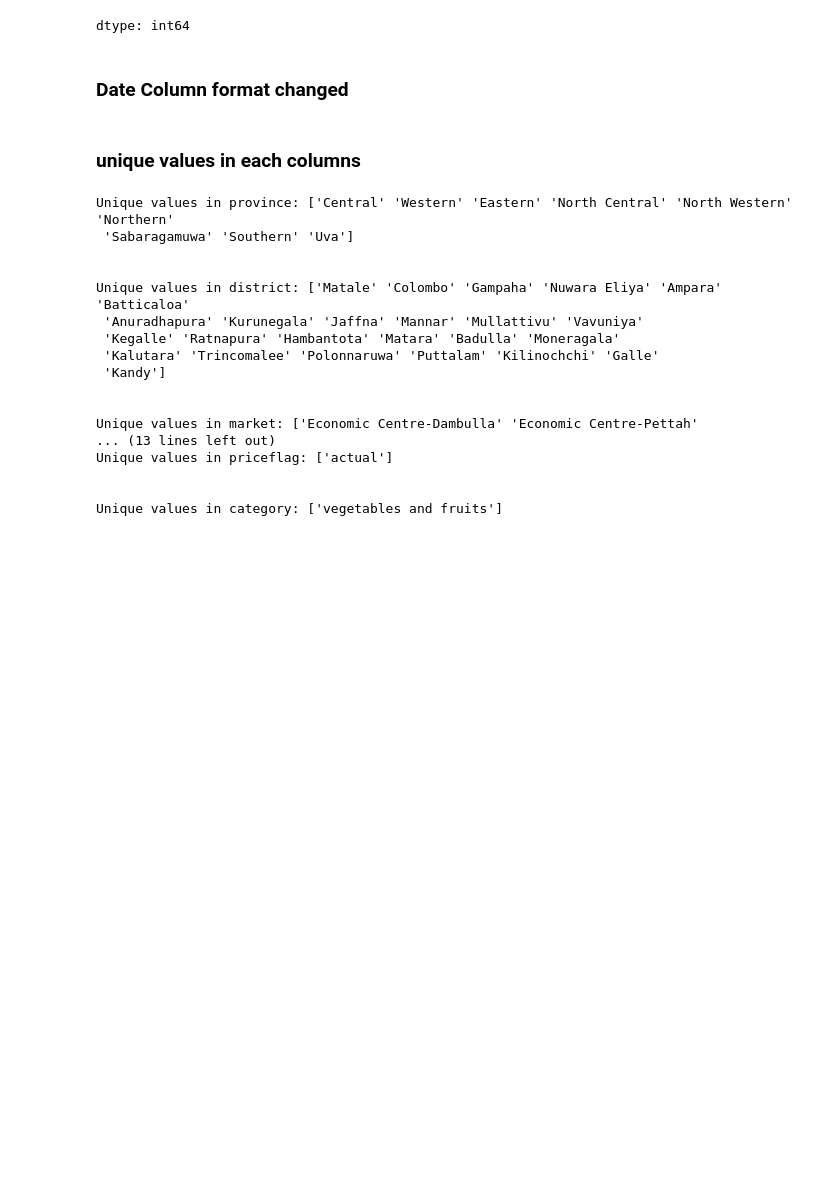
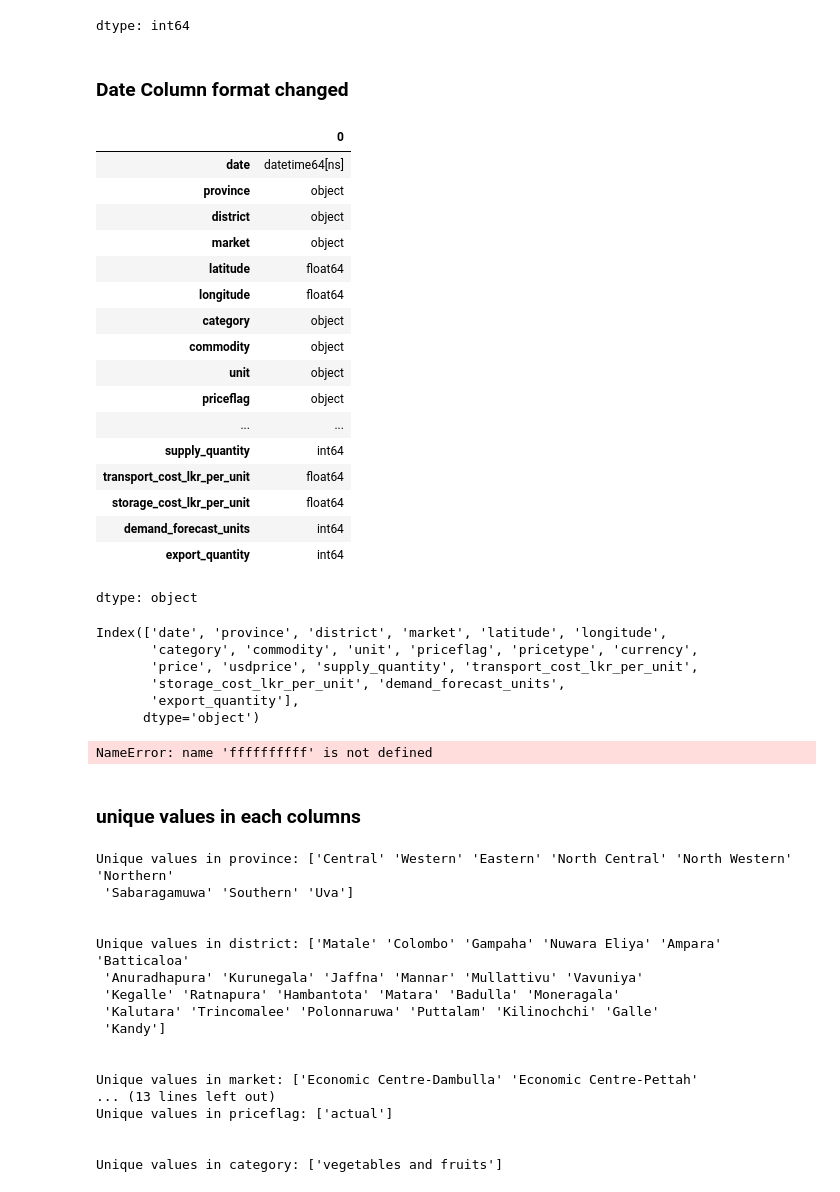
Before and after one commit to HChandeepa/Cocochain_Optimizer, a Jupyter notebook: Coconut_Sri_Lanka.ipynb, the cells around one changed output. Cells and saved outputs as stored; diff of their text form; code cells hidden in the pictures; blank space fills up the shorter version.

```diff
--- a/Coconut_Sri_Lanka.ipynb
+++ b/Coconut_Sri_Lanka.ipynb
@@ -77,6 +75,40 @@ dtype: int64
 ### Date Column format changed
 # %%
 df['date'] = pd.to_datetime(df['date'])
+# %%
+df.dtypes
+# %% [output]
+|  | 0 |
+| date | datetime64[ns] |
+| province | object |
+| district | object |
+| market | object |
+| latitude | float64 |
+| longitude | float64 |
+| category | object |
+| commodity | object |
+| unit | object |
+| priceflag | object |
+| ... | ... |
+| supply_quantity | int64 |
+| transport_cost_lkr_per_unit | float64 |
+| storage_cost_lkr_per_unit | float64 |
+| demand_forecast_units | int64 |
+| export_quantity | int64 |
+dtype: object
+# %%
+df.columns
+# %% [output]
+Index(['date', 'province', 'district', 'market', 'latitude', 'longitude',
+       'category', 'commodity', 'unit', 'priceflag', 'pricetype', 'currency',
+       'price', 'usdprice', 'supply_quantity', 'transport_cost_lkr_per_unit',
+       'storage_cost_lkr_per_unit', 'demand_forecast_units',
+       'export_quantity'],
+      dtype='object')
+# %%
+ffffffffff
+# %% [output]
+NameError: name 'ffffffffff' is not defined
 # %%
 # Extract time features
 df['month'] = df['date'].dt.month
```
Also changed, not shown: parts of 10 cells of this notebook.
